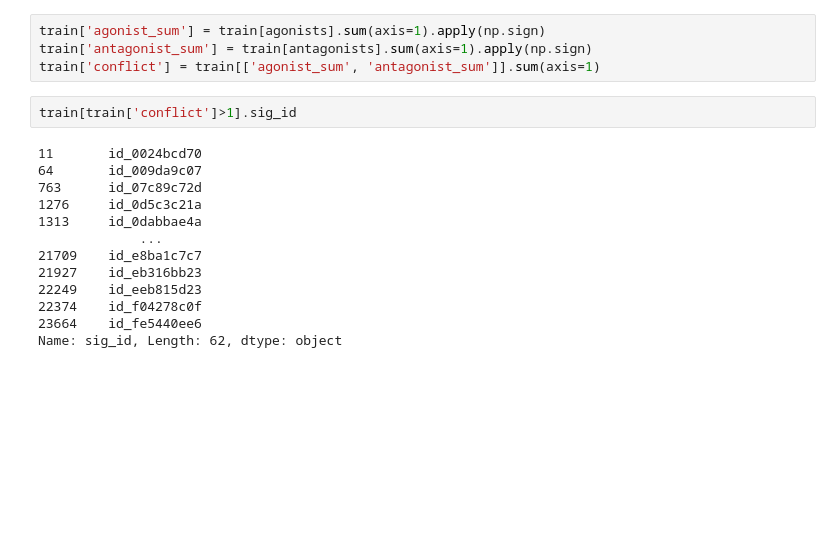
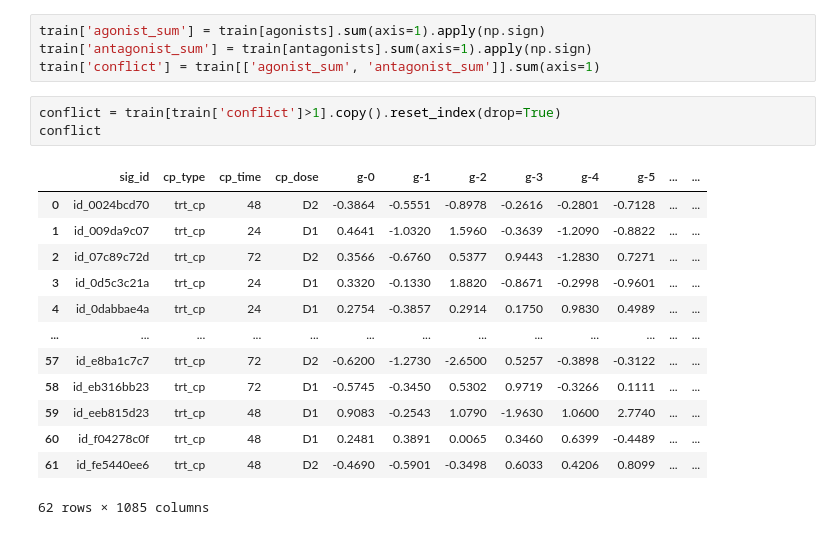
Before and after one commit to MutsumiChieda/moa, a Jupyter notebook: notebook/1st_look.ipynb, the cells around one changed output. Cells and saved outputs as stored; diff of their text form; blank space fills up the shorter version.

```diff
--- a/notebook/1st_look.ipynb
+++ b/notebook/1st_look.ipynb
@@ -64,18 +64,20 @@ antagonists = [col for col in train.columns if 'antagonist' in col]
 train['agonist_sum'] = train[agonists].sum(axis=1).apply(np.sign)
 train['antagonist_sum'] = train[antagonists].sum(axis=1).apply(np.sign)
 train['conflict'] = train[['agonist_sum', 'antagonist_sum']].sum(axis=1)
-# %%
-train[train['conflict']>1].sig_id
-# %% [output]
-11       id_0024bcd70
-64       id_009da9c07
-763      id_07c89c72d
-1276     id_0d5c3c21a
-1313     id_0dabbae4a
-             ...
-21709    id_e8ba1c7c7
-21927    id_eb316bb23
-22249    id_eeb815d23
-22374    id_f04278c0f
-23664    id_fe5440ee6
-Name: sig_id, Length: 62, dtype: object
+# %%
+conflict = train[train['conflict']>1].copy().reset_index(drop=True)
+conflict
+# %% [output]
+|  | sig_id | cp_type | cp_time | cp_dose | g-0 | g-1 | g-2 | g-3 | g-4 | g-5 | ... | ... |
+| 0 | id_0024bcd70 | trt_cp | 48 | D2 | -0.3864 | -0.5551 | -0.8978 | -0.2616 | -0.2801 | -0.7128 | ... | ... |
+| 1 | id_009da9c07 | trt_cp | 24 | D1 | 0.4641 | -1.0320 | 1.5960 | -0.3639 | -1.2090 | -0.8822 | ... | ... |
+| 2 | id_07c89c72d | trt_cp | 72 | D2 | 0.3566 | -0.6760 | 0.5377 | 0.9443 | -1.2830 | 0.7271 | ... | ... |
+| 3 | id_0d5c3c21a | trt_cp | 24 | D1 | 0.3320 | -0.1330 | 1.8820 | -0.8671 | -0.2998 | -0.9601 | ... | ... |
+| 4 | id_0dabbae4a | trt_cp | 24 | D1 | 0.2754 | -0.3857 | 0.2914 | 0.1750 | 0.9830 | 0.4989 | ... | ... |
+| ... | ... | ... | ... | ... | ... | ... | ... | ... | ... | ... | ... | ... |
+| 57 | id_e8ba1c7c7 | trt_cp | 72 | D2 | -0.6200 | -1.2730 | -2.6500 | 0.5257 | -0.3898 | -0.3122 | ... | ... |
+| 58 | id_eb316bb23 | trt_cp | 72 | D1 | -0.5745 | -0.3450 | 0.5302 | 0.9719 | -0.3266 | 0.1111 | ... | ... |
+| 59 | id_eeb815d23 | trt_cp | 48 | D1 | 0.9083 | -0.2543 | 1.0790 | -1.9630 | 1.0600 | 2.7740 | ... | ... |
+| 60 | id_f04278c0f | trt_cp | 48 | D1 | 0.2481 | 0.3891 | 0.0065 | 0.3460 | 0.6399 | -0.4489 | ... | ... |
+| 61 | id_fe5440ee6 | trt_cp | 48 | D2 | -0.4690 | -0.5901 | -0.3498 | 0.6033 | 0.4206 | 0.8099 | ... | ... |
+62 rows × 1085 columns
```
Also changed, not shown: parts of 2 cells of this notebook, 1 other file.
